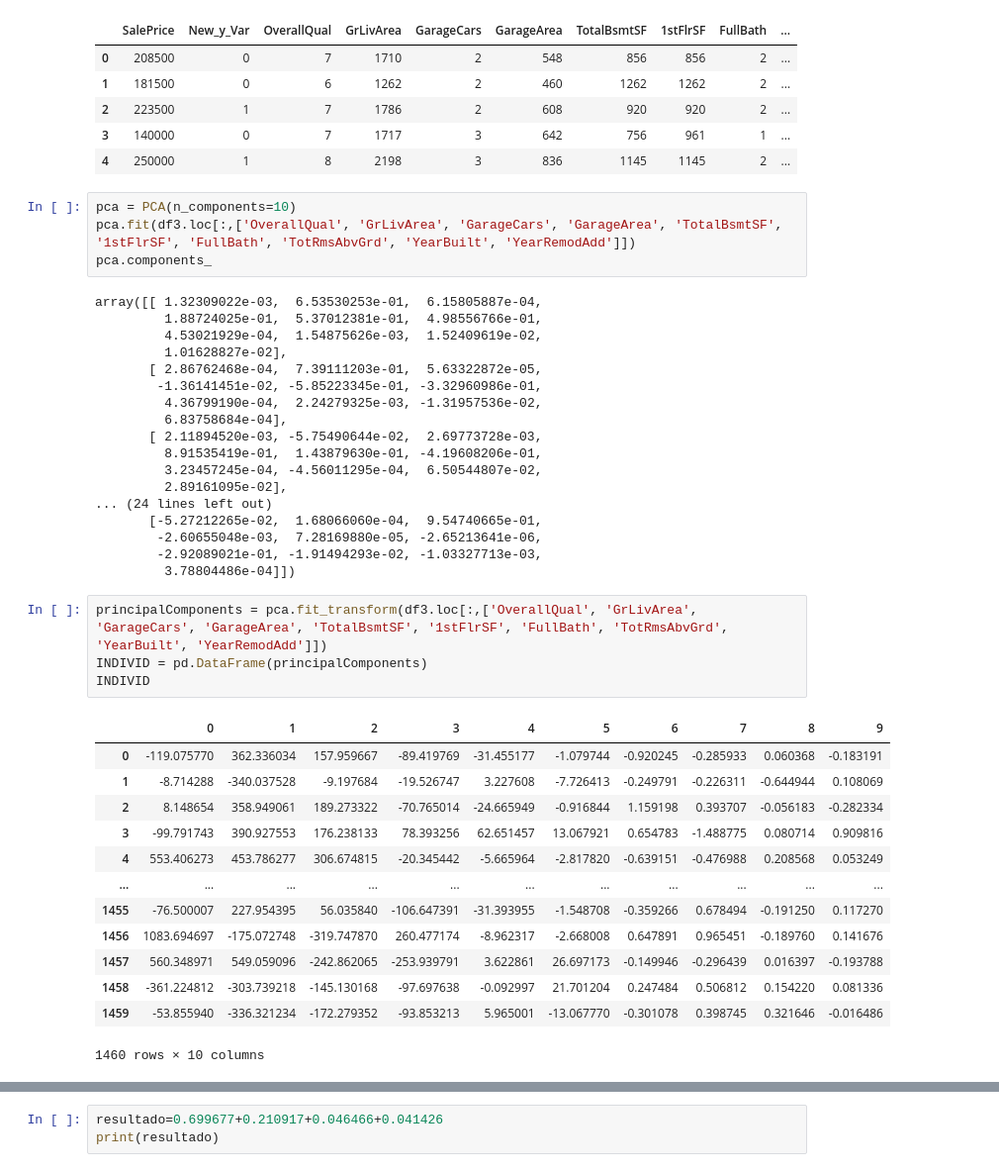
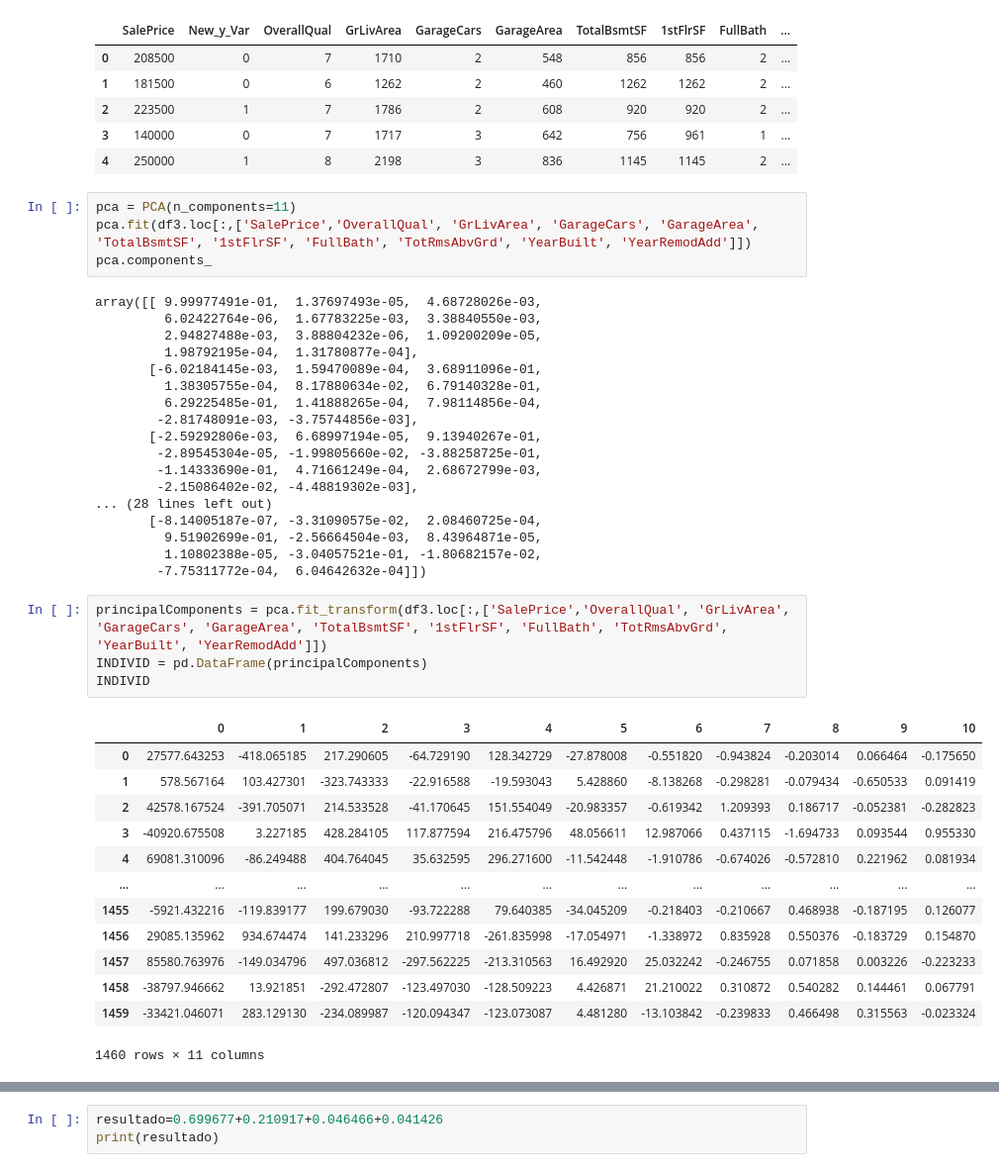
Before and after one commit to luisca990/MachineLearning, a Jupyter notebook: Tarea final curso machine learning.ipynb, the cells around one changed output, grey strips where cells are left out. Shown at 99% size. Saved outputs shown, nothing was run; the diff lists cells and outputs as text.

```diff
--- a/Tarea final curso machine learning.ipynb
+++ b/Tarea final curso machine learning.ipynb
@@ -288,45 +230,45 @@ df3.head()
 | 3 | 140000 | 0 | 7 | 1717 | 3 | 642 | 756 | 961 | 1 | ... |
 | 4 | 250000 | 1 | 8 | 2198 | 3 | 836 | 1145 | 1145 | 2 | ... |
 # %%
-pca = PCA(n_components=10)
-pca.fit(df3.loc[:,['OverallQual', 'GrLivArea', 'GarageCars', 'GarageArea', 'TotalBsmtSF', '1stFlrSF', 'FullBath', 'TotRmsAbvGrd', 'YearBuilt', 'YearRemodAdd']])
+pca = PCA(n_components=11)
+pca.fit(df3.loc[:,['SalePrice','OverallQual', 'GrLivArea', 'GarageCars', 'GarageArea', 'TotalBsmtSF', '1stFlrSF', 'FullBath', 'TotRmsAbvGrd', 'YearBuilt', 'YearRemodAdd']])
 pca.components_
 # %% [output]
-array([[ 1.32309022e-03,  6.53530253e-01,  6.15805887e-04,
-         1.88724025e-01,  5.37012381e-01,  4.98556766e-01,
-         4.53021929e-04,  1.54875626e-03,  1.52409619e-02,
-         1.01628827e-02],
-       [ 2.86762468e-04,  7.39111203e-01,  5.63322872e-05,
-        -1.36141451e-02, -5.85223345e-01, -3.32960986e-01,
-         4.36799190e-04,  2.24279325e-03, -1.31957536e-02,
-         6.83758684e-04],
-       [ 2.11894520e-03, -5.75490644e-02,  2.69773728e-03,
-         8.91535419e-01,  1.43879630e-01, -4.19608206e-01,
-         3.23457245e-04, -4.56011295e-04,  6.50544807e-02,
-         2.89161095e-02],
-... (24 lines left out)
-       [-5.27212265e-02,  1.68066060e-04,  9.54740665e-01,
-        -2.60655048e-03,  7.28169880e-05, -2.65213641e-06,
-        -2.92089021e-01, -1.91494293e-02, -1.03327713e-03,
-         3.78804486e-04]])
+array([[ 9.99977491e-01,  1.37697493e-05,  4.68728026e-03,
+         6.02422764e-06,  1.67783225e-03,  3.38840550e-03,
+         2.94827488e-03,  3.88804232e-06,  1.09200209e-05,
+         1.98792195e-04,  1.31780877e-04],
+       [-6.02184145e-03,  1.59470089e-04,  3.68911096e-01,
+         1.38305755e-04,  8.17880634e-02,  6.79140328e-01,
+         6.29225485e-01,  1.41888265e-04,  7.98114856e-04,
+        -2.81748091e-03, -3.75744856e-03],
+       [-2.59292806e-03,  6.68997194e-05,  9.13940267e-01,
+        -2.89545304e-05, -1.99805660e-02, -3.88258725e-01,
+        -1.14333690e-01,  4.71661249e-04,  2.68672799e-03,
+        -2.15086402e-02, -4.48819302e-03],
+... (28 lines left out)
+       [-8.14005187e-07, -3.31090575e-02,  2.08460725e-04,
+         9.51902699e-01, -2.56664504e-03,  8.43964871e-05,
+         1.10802388e-05, -3.04057521e-01, -1.80682157e-02,
+        -7.75311772e-04,  6.04642632e-04]])
 # %%
-principalComponents = pca.fit_transform(df3.loc[:,['OverallQual', 'GrLivArea', 'GarageCars', 'GarageArea', 'TotalBsmtSF', '1stFlrSF', 'FullBath', 'TotRmsAbvGrd', 'YearBuilt', 'YearRemodAdd']])
+principalComponents = pca.fit_transform(df3.loc[:,['SalePrice','OverallQual', 'GrLivArea', 'GarageCars', 'GarageArea', 'TotalBsmtSF', '1stFlrSF', 'FullBath', 'TotRmsAbvGrd', 'YearBuilt', 'YearRemodAdd']])
 INDIVID = pd.DataFrame(principalComponents)
 INDIVID
 # %% [output]
-|  | 0 | 1 | 2 | 3 | 4 | 5 | 6 | 7 | 8 | 9 |
-| 0 | -119.075770 | 362.336034 | 157.959667 | -89.419769 | -31.455177 | -1.079744 | -0.920245 | -0.285933 | 0.060368 | -0.183191 |
-| 1 | -8.714288 | -340.037528 | -9.197684 | -19.526747 | 3.227608 | -7.726413 | -0.249791 | -0.226311 | -0.644944 | 0.108069 |
-| 2 | 8.148654 | 358.949061 | 189.273322 | -70.765014 | -24.665949 | -0.916844 | 1.159198 | 0.393707 | -0.056183 | -0.282334 |
-| 3 | -99.791743 | 390.927553 | 176.238133 | 78.393256 | 62.651457 | 13.067921 | 0.654783 | -1.488775 | 0.080714 | 0.909816 |
-| 4 | 553.406273 | 453.786277 | 306.674815 | -20.345442 | -5.665964 | -2.817820 | -0.639151 | -0.476988 | 0.208568 | 0.053249 |
-| ... | ... | ... | ... | ... | ... | ... | ... | ... | ... | ... |
-| 1455 | -76.500007 | 227.954395 | 56.035840 | -106.647391 | -31.393955 | -1.548708 | -0.359266 | 0.678494 | -0.191250 | 0.117270 |
-| 1456 | 1083.694697 | -175.072748 | -319.747870 | 260.477174 | -8.962317 | -2.668008 | 0.647891 | 0.965451 | -0.189760 | 0.141676 |
-| 1457 | 560.348971 | 549.059096 | -242.862065 | -253.939791 | 3.622861 | 26.697173 | -0.149946 | -0.296439 | 0.016397 | -0.193788 |
-| 1458 | -361.224812 | -303.739218 | -145.130168 | -97.697638 | -0.092997 | 21.701204 | 0.247484 | 0.506812 | 0.154220 | 0.081336 |
-| 1459 | -53.855940 | -336.321234 | -172.279352 | -93.853213 | 5.965001 | -13.067770 | -0.301078 | 0.398745 | 0.321646 | -0.016486 |
+|  | 0 | 1 | 2 | 3 | 4 | 5 | 6 | 7 | 8 | 9 | 10 |
+| 0 | 27577.643253 | -418.065185 | 217.290605 | -64.729190 | 128.342729 | -27.878008 | -0.551820 | -0.943824 | -0.203014 | 0.066464 | -0.175650 |
+| 1 | 578.567164 | 103.427301 | -323.743333 | -22.916588 | -19.593043 | 5.428860 | -8.138268 | -0.298281 | -0.079434 | -0.650533 | 0.091419 |
+| 2 | 42578.167524 | -391.705071 | 214.533528 | -41.170645 | 151.554049 | -20.983357 | -0.619342 | 1.209393 | 0.186717 | -0.052381 | -0.282823 |
+| 3 | -40920.675508 | 3.227185 | 428.284105 | 117.877594 | 216.475796 | 48.056611 | 12.987066 | 0.437115 | -1.694733 | 0.093544 | 0.955330 |
+| 4 | 69081.310096 | -86.249488 | 404.764045 | 35.632595 | 296.271600 | -11.542448 | -1.910786 | -0.674026 | -0.572810 | 0.221962 | 0.081934 |
+| ... | ... | ... | ... | ... | ... | ... | ... | ... | ... | ... | ... |
+| 1455 | -5921.432216 | -119.839177 | 199.679030 | -93.722288 | 79.640385 | -34.045209 | -0.218403 | -0.210667 | 0.468938 | -0.187195 | 0.126077 |
+| 1456 | 29085.135962 | 934.674474 | 141.233296 | 210.997718 | -261.835998 | -17.054971 | -1.338972 | 0.835928 | 0.550376 | -0.183729 | 0.154870 |
+| 1457 | 85580.763976 | -149.034796 | 497.036812 | -297.562225 | -213.310563 | 16.492920 | 25.032242 | -0.246755 | 0.071858 | 0.003226 | -0.223233 |
+| 1458 | -38797.946662 | 13.921851 | -292.472807 | -123.497030 | -128.509223 | 4.426871 | 21.210022 | 0.310872 | 0.540282 | 0.144461 | 0.067791 |
+| 1459 | -33421.046071 | 283.129130 | -234.089987 | -120.094347 | -123.073087 | 4.481280 | -13.103842 | -0.239833 | 0.466498 | 0.315563 | -0.023324 |
-1460 rows × 10 columns
+1460 rows × 11 columns
 # %%
 print("[")
 for a in pca.explained_variance_ratio_:
```
Also changed, not shown: parts of 45 cells of this notebook.
